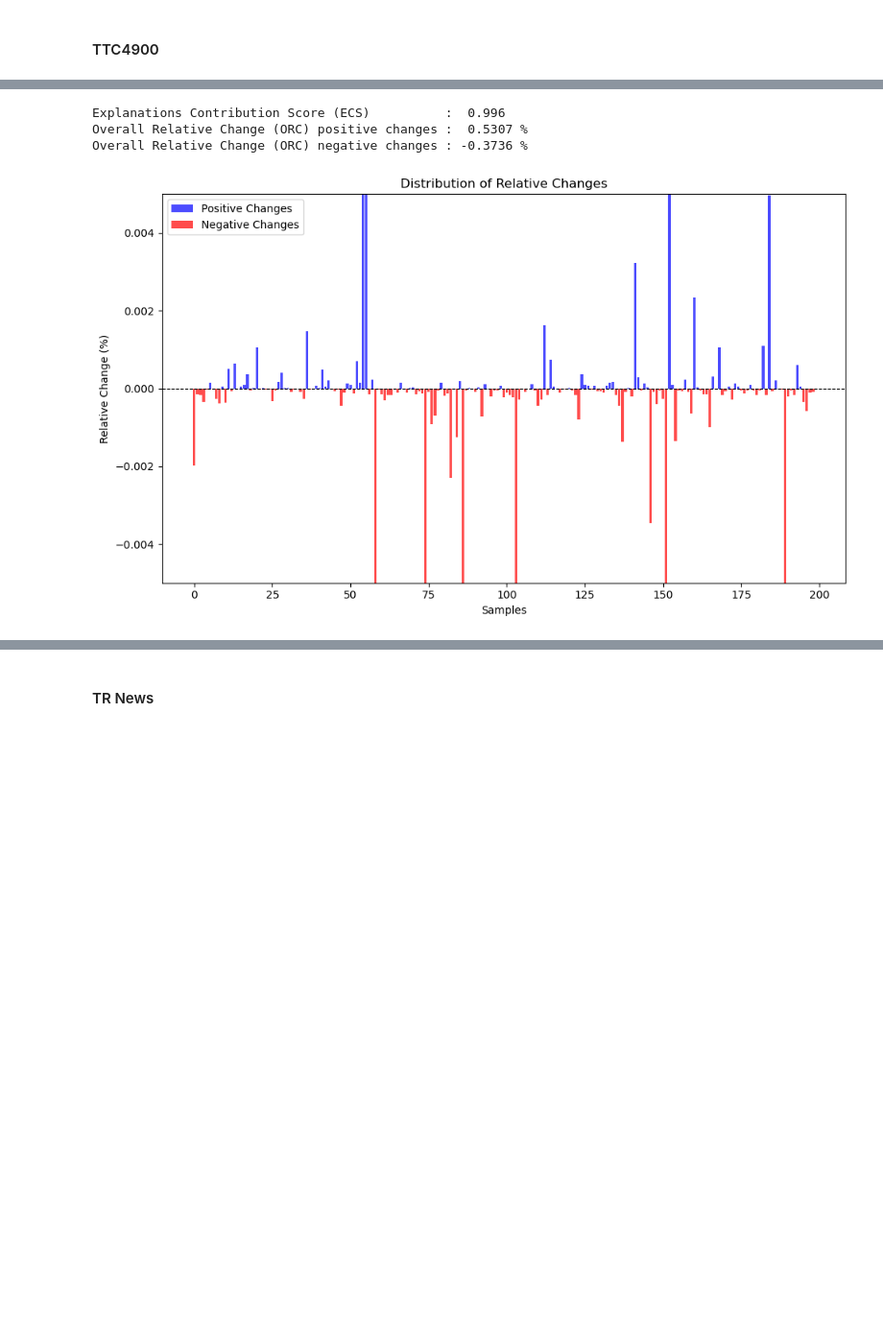
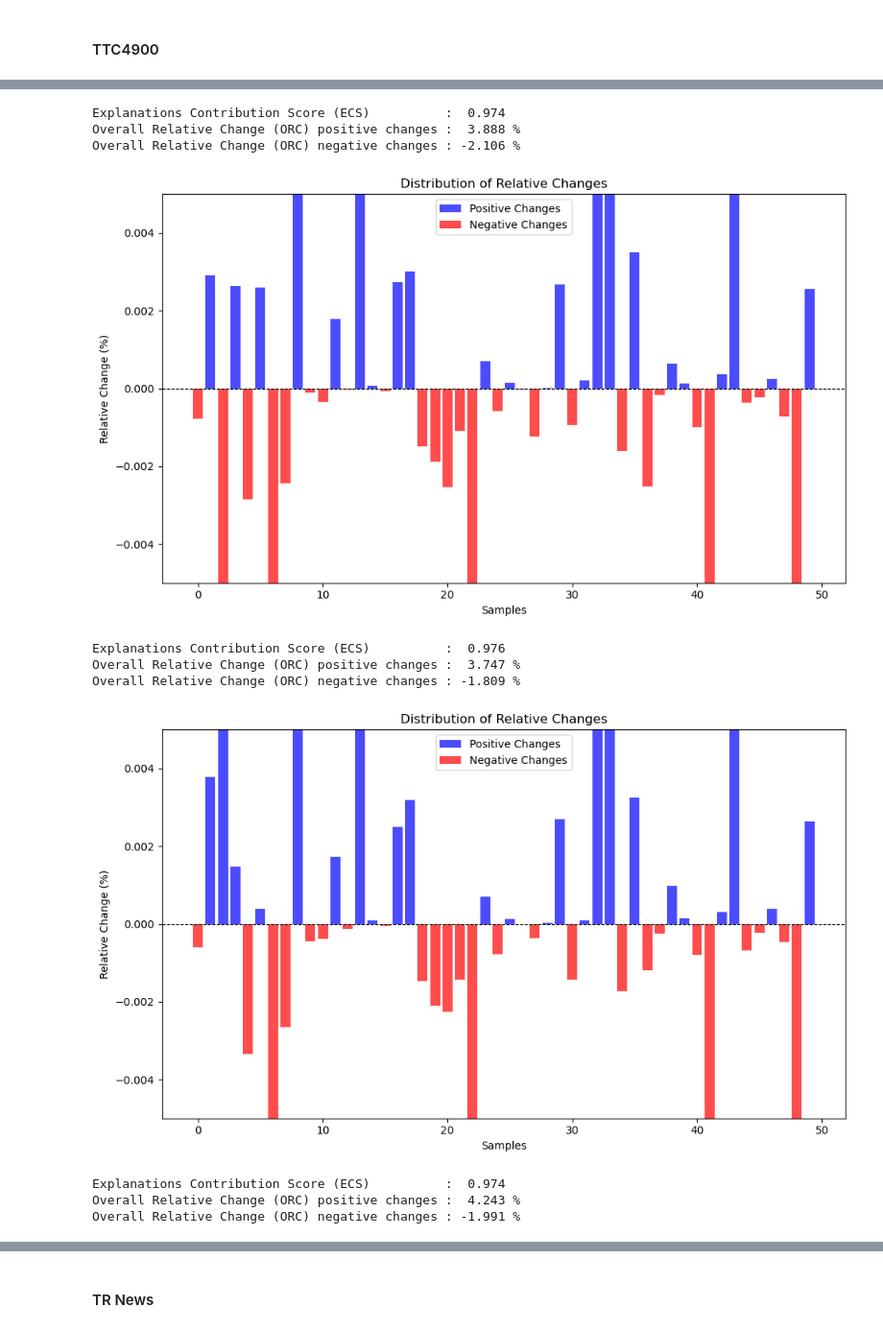
Before and after one commit to onurporsuk/Quantitative-Evaluation-of-Explainability-in-TR, a Jupyter notebook: src/Explainability_IG_with_BERT_in_Turkish_Text_Classification.ipynb, the cells around one changed output, grey strips where cells are left out. Shown at 96% size. Cells and saved outputs as stored; diff of their text form; code cells hidden in the pictures; blank space fills up the shorter version.

```diff
--- a/src/Explainability_IG_with_BERT_in_Turkish_Text_Classification.ipynb
+++ b/src/Explainability_IG_with_BERT_in_Turkish_Text_Classification.ipynb
@@ -53,6 +53,7 @@ path_tbt_model_tc32 = config["path_tbt_model_tc32"]
 
 path_ig = config["path_ig"]
 thresholds = config["thresholds"]
+only_load = config["only_load"]
 
 pipeline_parameters = config["pipeline_parameters"]
 device = torch.device(config["device"]) if torch.cuda.is_available() else torch.device("cpu")
@@ -366,6 +224,8 @@ with open(path_classification_results + 'tbt_full_text_preds_tc32.pkl', 'rb') as
     tbt_full_text_preds_tc32 = pickle.load(file)
 # %% [markdown]
 ## Integrated Gradients Explainability
+# %%
+all_exp_results = pd.DataFrame(columns=["ECS", "ORC (+)", "ORC (-)"])
 # %%
 num_samples = 50
 
@@ -374,10 +234,10 @@ tr_news_test = tr_news_test.select(range(num_samples))
 interpress_test = interpress_test.select(range(num_samples))
 tc32_test = tc32_test.select(range(num_samples))
 
-bert_full_text_preds_ttc4900 = bert_full_text_preds_ttc4900[:num_samples]
-bert_full_text_preds_tr_news = bert_full_text_preds_tr_news[:num_samples]
-bert_full_text_preds_interpress = bert_full_text_preds_interpress[:num_samples]
-bert_full_text_preds_tc32 = bert_full_text_preds_tc32[:num_samples]
+# bert_full_text_preds_ttc4900 = bert_full_text_preds_ttc4900[:num_samples]
+# bert_full_text_preds_tr_news = bert_full_text_preds_tr_news[:num_samples]
+# bert_full_text_preds_interpress = bert_full_text_preds_interpress[:num_samples]
+# bert_full_text_preds_tc32 = bert_full_text_preds_tc32[:num_samples]
 
 tbt_full_text_preds_ttc4900 = tbt_full_text_preds_ttc4900[:num_samples]
 tbt_full_text_preds_tr_news = tbt_full_text_preds_tr_news[:num_samples]
@@ -401,7 +261,7 @@ for threshold in thresholds:
                                             bert_model_ttc4900, bert_tokenizer_ttc4900,
                                             f"ig_and_scores_ttc_{threshold}_bert",
                                             device,
-                                            only_load=False)
+                                            only_load=only_load)
 
     top_tokens_ttc4900 = apply_thresholding(ig_values_ttc, bert_tokenizer_ttc4900, threshold)
 
@@ -411,7 +271,7 @@ for threshold in thresholds:
                                                         bert_model_ttc4900, bert_tokenizer_ttc4900,
                                                         f"ig_and_scores_ttc_short_{threshold}_bert",
                                                         device,
-                                                        only_load=False)
+                                                        only_load=only_load)
 
     ttc4900_bert_result = compare_probs(ttc4900_test,
                                         bert_full_text_preds_ttc4900,
@@ -427,4 +287,4 @@ for threshold in thresholds:
 
     clear_gpu_memory()
 
-    # show(ttc4900_results, lengthMenu=list(range(10, 200, 30)), dom="lti")
+    show(ttc4900_bert_results[threshold][2], lengthMenu=list(range(10, 200, 30)), dom="lti")
@@ -442,7 +317,19 @@ Legend: Negative Neutral Positive
 # %%
-evaluate_explanations(ttc4900_results, ylim=(-0.005, 0.005))
+all_exp_results = pd.concat([all_exp_results, pd.DataFrame([evaluate_explanations(ttc4900_bert_results[0.5][2])],
+                                                           columns=all_exp_results.columns)], ignore_index=True)
+all_exp_results = pd.concat([all_exp_results, pd.DataFrame([evaluate_explanations(ttc4900_bert_results[0.6][2])],
+                                                           columns=all_exp_results.columns)], ignore_index=True)
+all_exp_results = pd.concat([all_exp_results, pd.DataFrame([evaluate_explanations(ttc4900_bert_results[0.7][2])],
+                                                           columns=all_exp_results.columns)], ignore_index=True)
 # %% [output]
-Explanations Contribution Score (ECS)          :  0.996
-Overall Relative Change (ORC) positive changes :  0.5307 %
-Overall Relative Change (ORC) negative changes : -0.3736 %
+Explanations Contribution Score (ECS)          :  0.974
+Overall Relative Change (ORC) positive changes :  3.888 %
+Overall Relative Change (ORC) negative changes : -2.106 %
-[figure, old version]
+[figure, new version]
+Explanations Contribution Score (ECS)          :  0.976
+Overall Relative Change (ORC) positive changes :  3.747 %
+Overall Relative Change (ORC) negative changes : -1.809 %
+[figure, added]
+Explanations Contribution Score (ECS)          :  0.974
+Overall Relative Change (ORC) positive changes :  4.243 %
+Overall Relative Change (ORC) negative changes : -1.991 %
```
Also changed, not shown: parts of 31 cells of this notebook, 11 other files.
